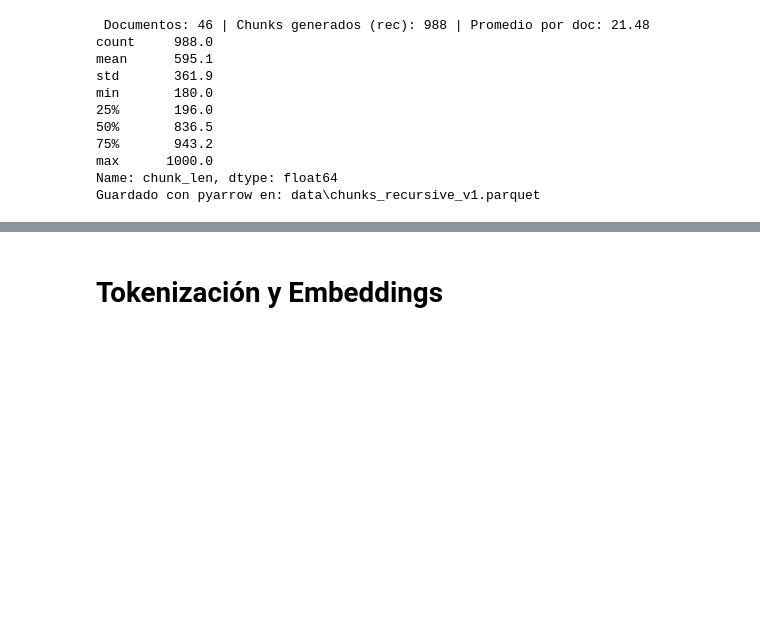
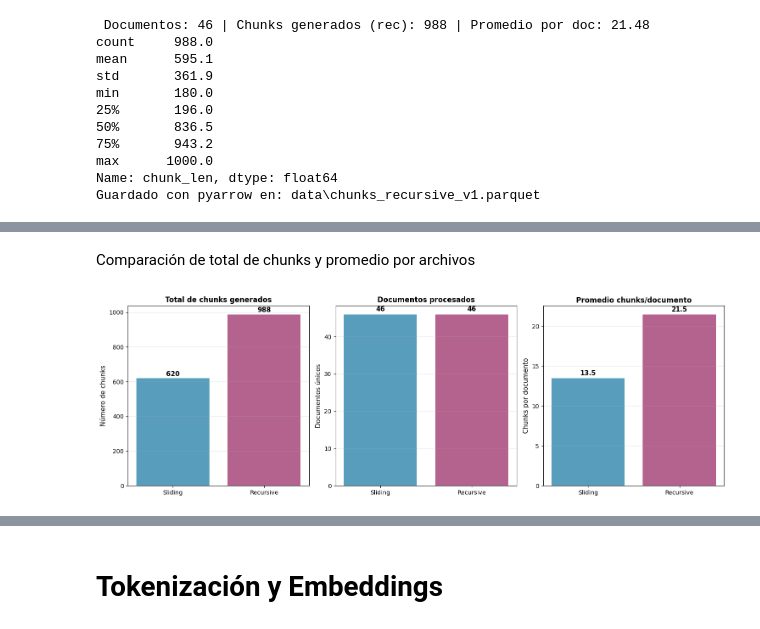
Before and after one commit to Idmc01/Tareas-IA, a Jupyter notebook: Tarea_4.ipynb, the cells around one changed output, grey strips where cells are left out. Saved outputs shown, nothing was run; the diff lists cells and outputs as text; code cells hidden in the pictures; blank space fills up the shorter version.

```diff
--- a/Tarea_4.ipynb
+++ b/Tarea_4.ipynb
@@ -772,0 +895,39 @@ Guardado con pyarrow en: data\chunks_recursive_v1.parquet
+# %% [markdown]
+Comparación de total de chunks y promedio por archivos
+# %%
+fig, axes = plt.subplots(1, 3, figsize=(15, 5))
+
+# Total de chunks
+total_s = len(df_s)
+total_r = len(df_r)
+axes[0].bar(['Sliding', 'Recursive'], [total_s, total_r], color=['#2E86AB', '#A23B72'], alpha=0.8)
+axes[0].set_ylabel('Número de chunks', fontsize=11)
+axes[0].set_title('Total de chunks generados', fontsize=12, fontweight='bold')
+for i, v in enumerate([total_s, total_r]):
+    axes[0].text(i, v + 5, str(v), ha='center', va='bottom', fontsize=11, fontweight='bold')
+axes[0].grid(axis='y', alpha=0.3)
+
+# Documentos únicos
+docs_s = df_s['fuente'].nunique()
+docs_r = df_r['fuente'].nunique()
+axes[1].bar(['Sliding', 'Recursive'], [docs_s, docs_r], color=['#2E86AB', '#A23B72'], alpha=0.8)
+axes[1].set_ylabel('Documentos únicos', fontsize=11)
+axes[1].set_title('Documentos procesados', fontsize=12, fontweight='bold')
+for i, v in enumerate([docs_s, docs_r]):
+    axes[1].text(i, v + 0.5, str(v), ha='center', va='bottom', fontsize=11, fontweight='bold')
+axes[1].grid(axis='y', alpha=0.3)
+
+# Promedio chunks/doc
+avg_s = total_s / docs_s
+avg_r = total_r / docs_r
+axes[2].bar(['Sliding', 'Recursive'], [avg_s, avg_r], color=['#2E86AB', '#A23B72'], alpha=0.8)
+axes[2].set_ylabel('Chunks por documento', fontsize=11)
+axes[2].set_title('Promedio chunks/documento', fontsize=12, fontweight='bold')
+for i, v in enumerate([avg_s, avg_r]):
+    axes[2].text(i, v + 0.2, f'{v:.1f}', ha='center', va='bottom', fontsize=11, fontweight='bold')
+axes[2].grid(axis='y', alpha=0.3)
+
+plt.tight_layout()
+plt.show()
+# %% [output]
+[figure, added]
```
Also changed, not shown: parts of 20 cells of this notebook.
